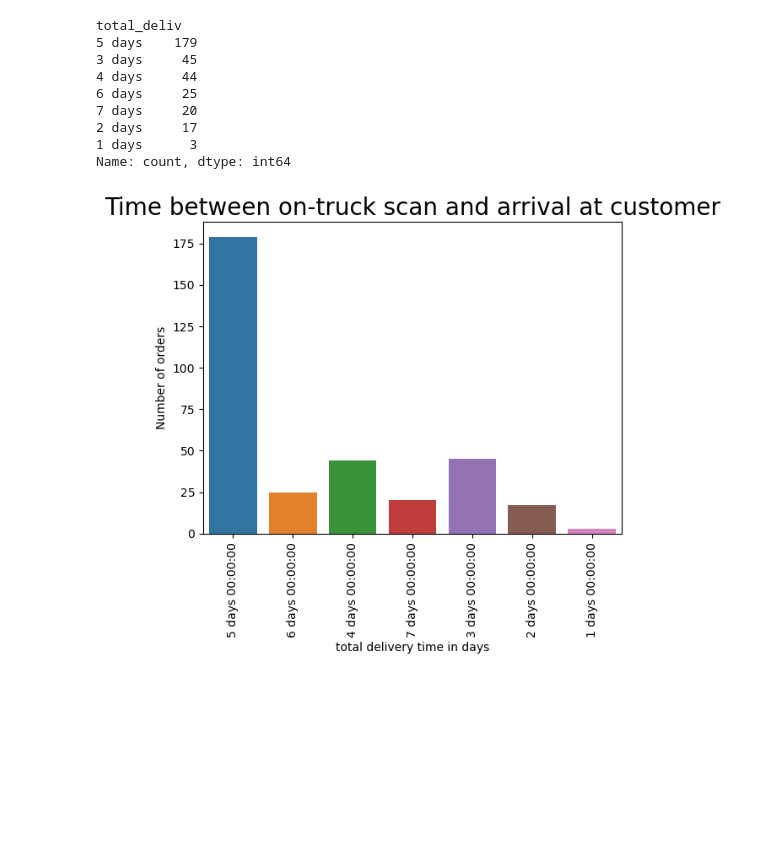
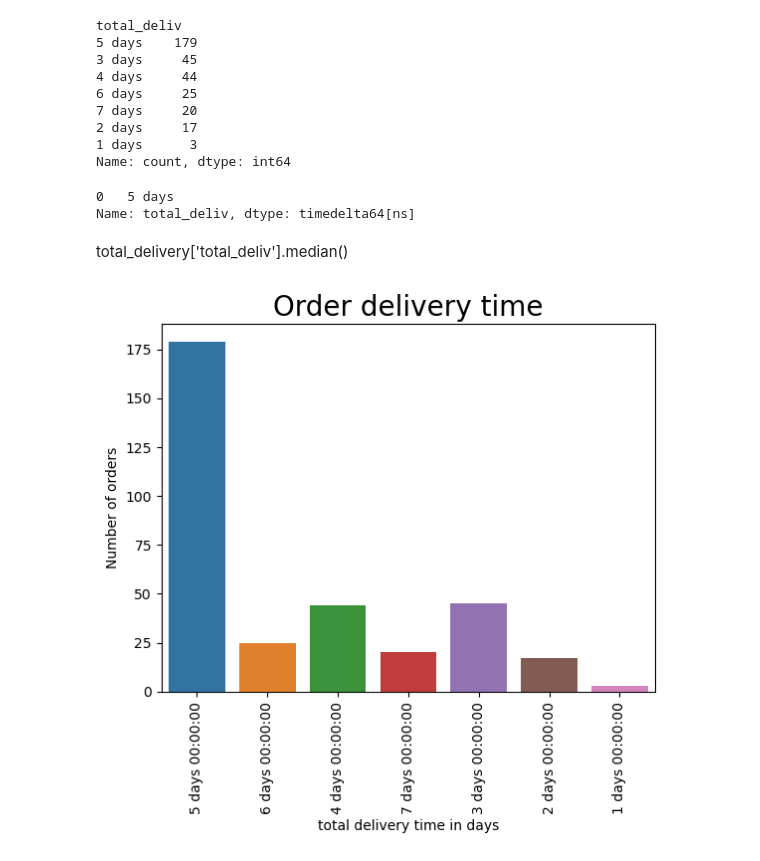
Before and after one commit to GioGonzalez07/EDA_project, a Jupyter notebook: total_deliv.ipynb, the cells around one changed output. Drawn from its saved outputs; the diff is of its cells as text; code cells hidden in the pictures; blank space fills up the shorter version.

Commit message:
total_delivery

```diff
--- a/total_deliv.ipynb
+++ b/total_deliv.ipynb
@@ -34,6 +57,6 @@ dtype: int64
 # %%
 total_delivery = total_delivery.dropna()
 # %%
-total_delivery['total_deliv']=total_delivery['arrival_scan_date'] - total_delivery['pickup_date']
+total_delivery['total_deliv'] = (total_delivery['arrival_scan_date'] - total_delivery['pickup_date'])
 total_delivery.head()
 # %% [output]
@@ -67,13 +90,20 @@ total_deliv
 2 days     17
 1 days      3
 Name: count, dtype: int64
+# %%
+total_delivery['total_deliv'].mode()
+# %% [output]
+0   5 days
+Name: total_deliv, dtype: timedelta64[ns]
+# %% [markdown]
+total_delivery['total_deliv'].median()
 # %%
 #day_order = ["1 day", "2 days", "3 days", "4 days", "5 days", "6 days","7 days"]
 f1 = sns.countplot(x=total_delivery['total_deliv']) # create countplot
 f1.tick_params(axis='x', rotation=90) # get x-ticks and rotate them
 f1.set_xlabel("total delivery time in days", fontsize = 10)
-#f1.set_xticklabels(labels=["Monday", "Tuesday", "Wednesday", "Thursday", "Friday", "Saturday", "Sunday"])
+#f1.set_xticklabels(labels=["1 day", "2 days", "3 days", "4 days", "5 days", "6 days", "7 days"])
 f1.set_ylabel("Number of orders", fontsize = 10); # set label for y-axis
-f1.set_title('Time between on-truck scan and arrival at customer', fontsize=20);
+f1.set_title('Order delivery time', fontsize=20);
 # %% [output]
-[figure, old version]
+[figure, new version]
```
Also changed, not shown: parts of 5 cells of this notebook, 2 other files.
